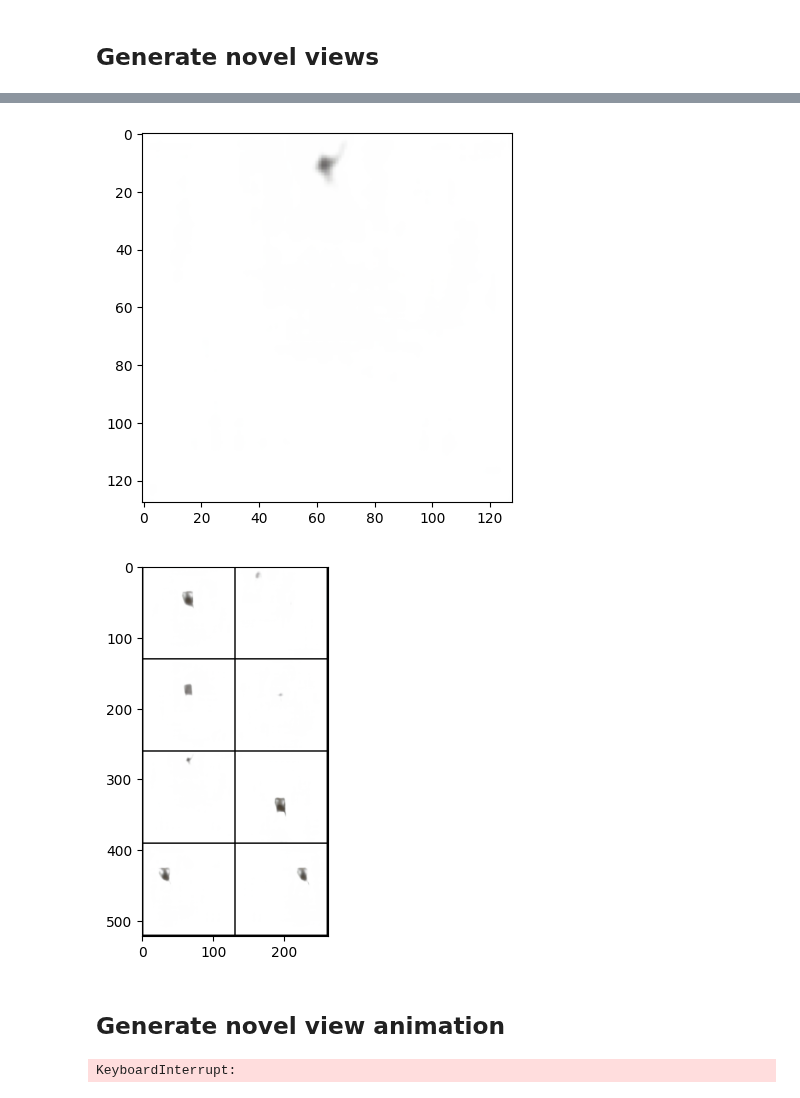
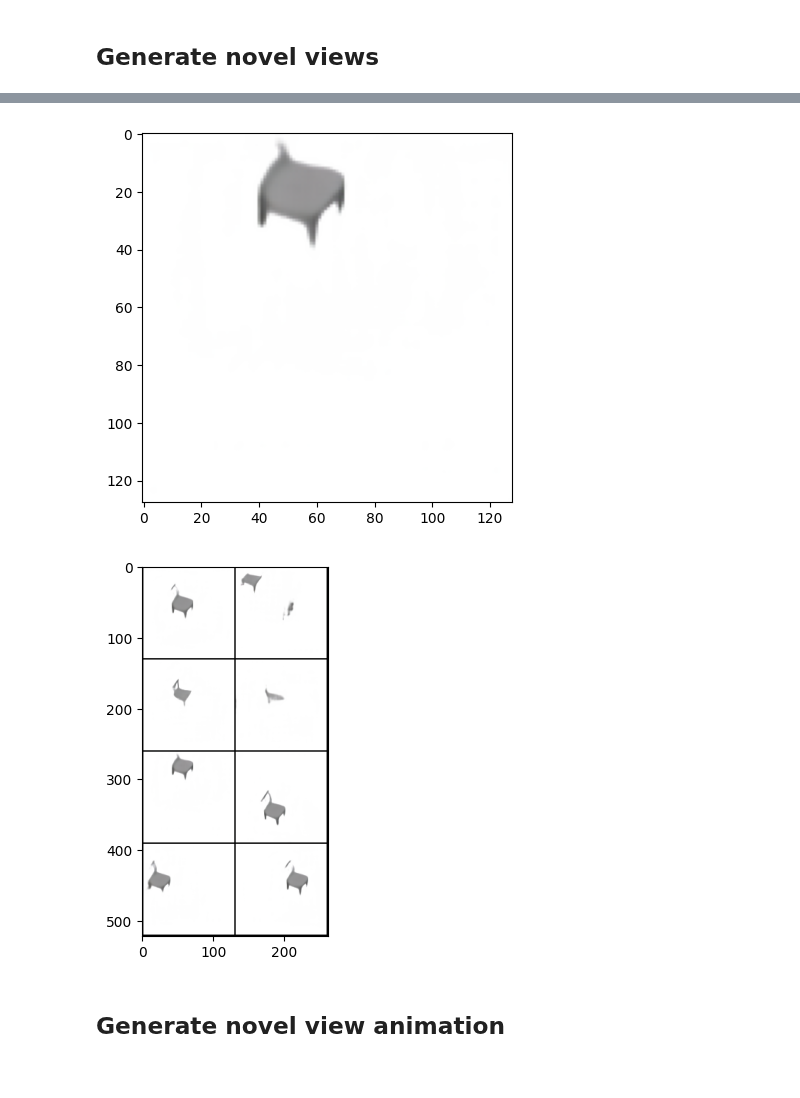
Before and after one commit to elidub/equiv-neural-rendering, a Jupyter notebook: exploration_elias.ipynb, the cells around one changed output, grey strips where cells are left out. Saved outputs shown, nothing was run; the diff lists cells and outputs as text; code cells hidden in the pictures.

```diff
--- a/exploration_elias.ipynb
+++ b/exploration_elias.ipynb
@@ -48,0 +38,15 @@ print(img.shape)
+# %%
+source_id, shift_id = '00002', '00004'
+# img = imageio.imread('imgs/example-data/chair4.png')
+img_source = imageio.imread(f'data_prep/output/rot_dataset/model.dae/{source_id}.png')[:, :, :3]
+img_shift = imageio.imread(f'data_prep/output/rot_dataset/model.dae/{shift_id}.png')[:, :, :3]
+
+for img in [img_source, img_shift]:
+
+    # You can also try loading other examples (e.g. 'chair1.png')
+    # Visualize image
+    print(img.shape)
+    # img = img[:, :, :3]
+    plt.imshow(img)
+    plt.show()
+    print(img.shape)
@@ -52,7 +63,7 @@ print(img.shape)
 from torchvision.transforms import ToTensor
 
 # Convert image to tensor and add batch dimension
-img_source = ToTensor()(img)
+img_source = ToTensor()(img_source)
 img_source = img_source.unsqueeze(0).to(device)
 
 # Infer scene representation
@@ -124,32 +135,32 @@ azimuth_source, elevation_source, translations_source = read_coords('00000')
 # %%
 # You can set these to any value you like!
 # Positive (negative) values correspond to moving camera to the right (left)
 azimuth_shift = torch.Tensor([0.]).to(device)
 # Positive (negative) values correspond to moving camera up (down)
 elevation_shift = torch.Tensor([0.]).to(device)
 # Translation values
 translations_shift = torch.Tensor([0., 0.5, 0.]).to(device)
 
-azimuth_source, elevation_source, translations_source = read_coords('00001')
+azimuth_source, elevation_source, translations_source = read_coords(shift_id)
 
 
 azimuth_target = azimuth_source + azimuth_shift
 elevation_target = elevation_source + elevation_shift
 translations_target = translations_source + translations_shift
 
 # Rotate scene to match target camera angle
 rotated_scene = model.rotate_source_to_target(
     scene,
     azimuth_source, elevation_source, translations_source,
     azimuth_target, elevation_target, translations_target
 )
 
 # Render rotated scene
 rendered = model.render(rotated_scene)
 
 plot_img_tensor(rendered.detach())
 # %% [output]
-[figure, old version]
+[figure, new version]
 # %%
 from misc.viz import generate_novel_views
 
@@ -179,7 +190,7 @@ views = generate_novel_views(model, img_source[0],
 
 plot_img_tensor(views.detach(), nrow=2)
 # %% [output]
-[figure, old version]
+[figure, new version]
 # %% [markdown]
 ## Generate novel view animation
 # %%
@@ -211,7 +222,5 @@ views = batch_generate_novel_views(model, img_source,
 
 # Save generated gif (this gif will display in the next cell once it has been saved)
 save_img_sequence_as_gif(views, 'imgs/novel_views_example.gif')
-# %% [output]
-KeyboardInterrupt:
 # %% [markdown]
 ![chairs-gif](./novel_views_example.gif "chairs-gif")
```
Also changed, not shown: parts of 5 cells of this notebook, 1 other file.
